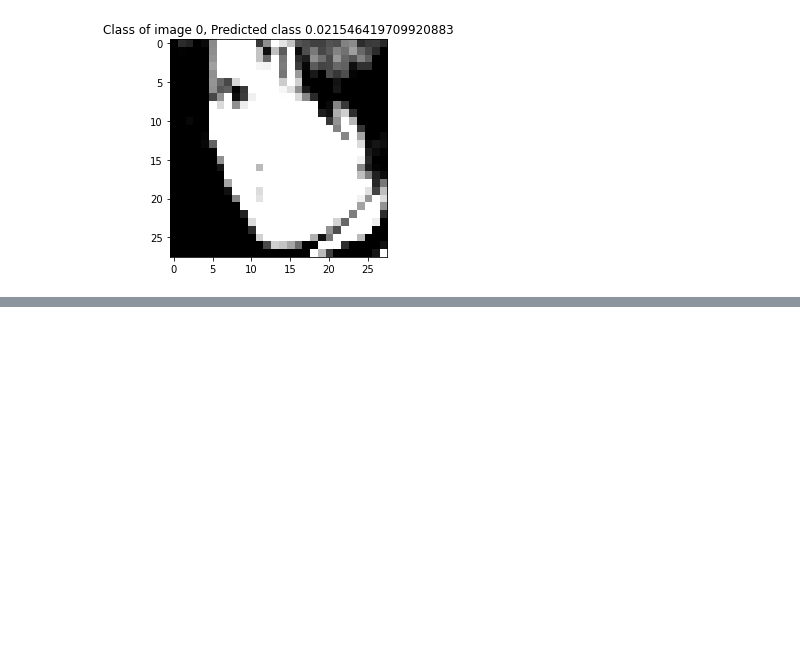
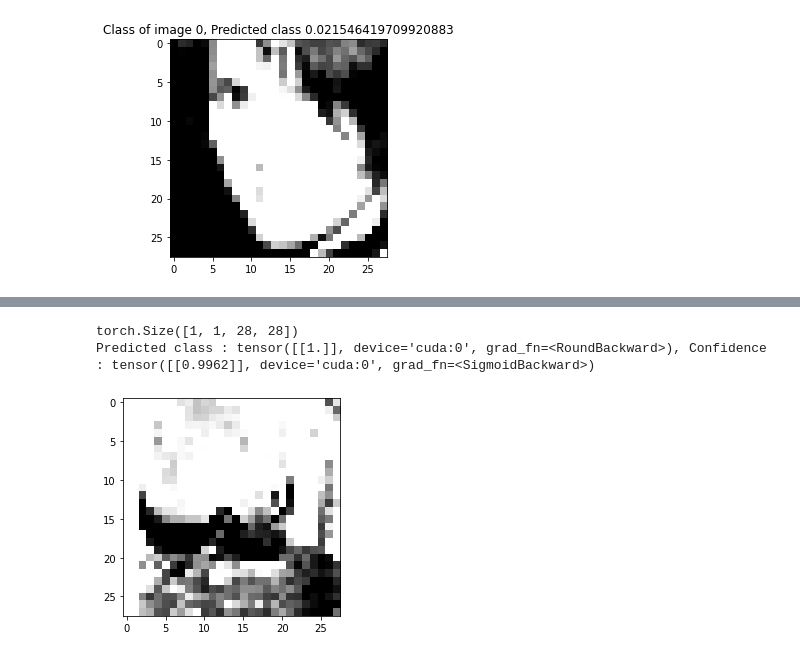
Before and after one commit to Goalt/genderfacerecognition, a Jupyter notebook: code.ipynb, the cells around one changed output, grey strips where cells are left out. Drawn from its saved outputs; the diff is of its cells as text; code cells hidden in the pictures; blank space fills up the shorter version.

```diff
--- a/code.ipynb
+++ b/code.ipynb
@@ -278,0 +340,10 @@ print('Test Accuracy : {}'.format(test(model, './test')))
+# %%
+pipeline = FaceRecognitionPipeline(model, (28, 28))
+res = pipeline.predict(im)
+print(res[0].shape)
+plt.imshow(res[0][0][0], cmap='gray', vmin=0, vmax=1)
+print('Predicted class : {}, Confidence : {}'.format(res[1], res[2]))
+# %% [output]
+torch.Size([1, 1, 28, 28])
+Predicted class : tensor([[1.]], device='cuda:0', grad_fn=<RoundBackward>), Confidence : tensor([[0.9962]], device='cuda:0', grad_fn=<SigmoidBackward>)
+[figure, added]
```
Also changed, not shown: parts of 6 cells of this notebook, 4 other files.
